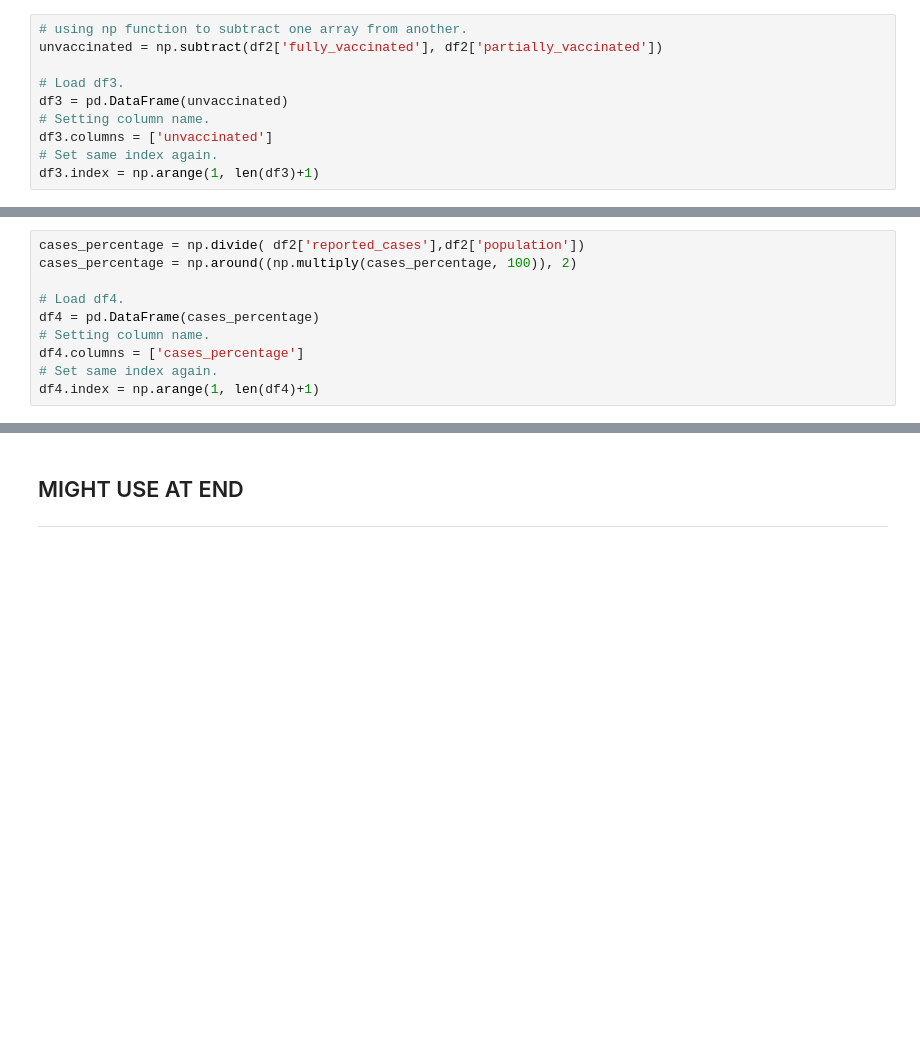
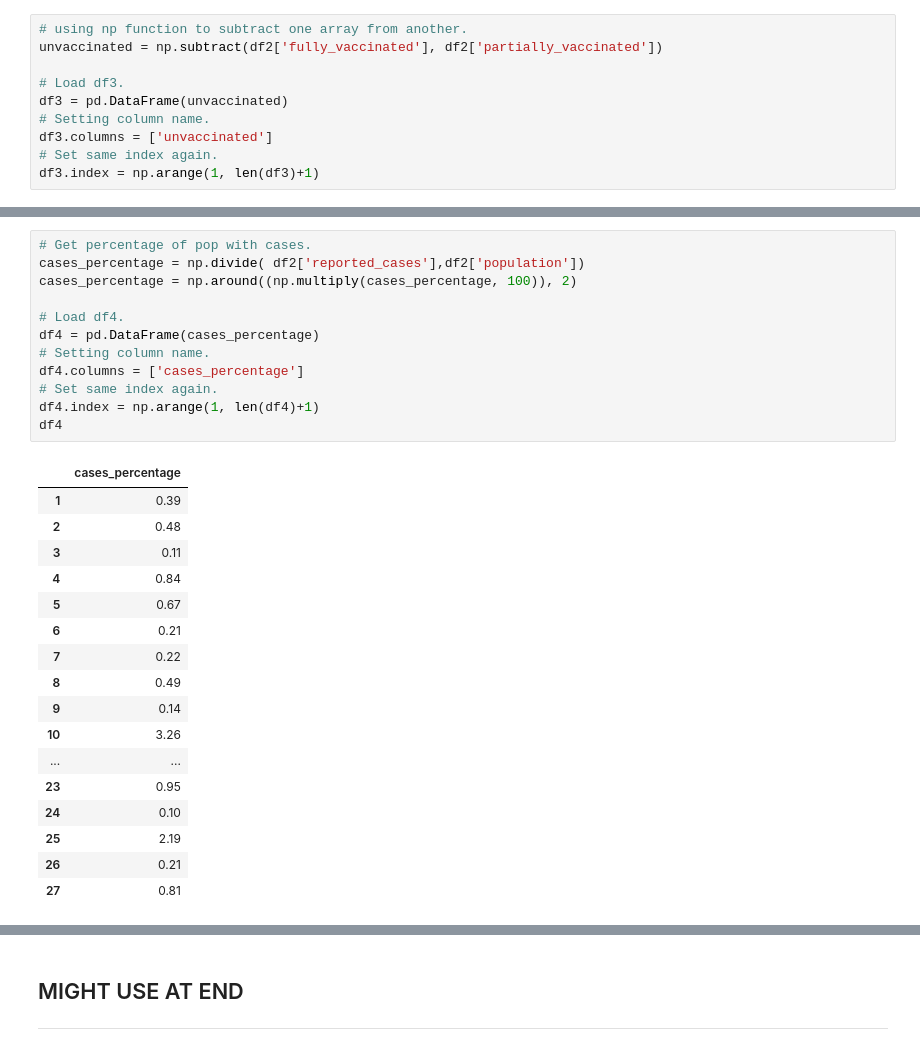
Before and after one commit to SarahMcN25/programming_for_D.A.project, a Jupyter notebook: project.ipynb, the cells around one changed output, grey strips where cells are left out. Drawn from its saved outputs; the diff is of its cells as text; blank space fills up the shorter version.

```diff
--- a/project.ipynb
+++ b/project.ipynb
@@ -551,11 +671,31 @@ df = df.join(df3)
 # %%
+# Get percentage of pop with cases.
 cases_percentage = np.divide( df2['reported_cases'],df2['population'])
 cases_percentage = np.around((np.multiply(cases_percentage, 100)), 2)
 
 # Load df4.
 df4 = pd.DataFrame(cases_percentage)
 # Setting column name.
 df4.columns = ['cases_percentage']
 # Set same index again.
 df4.index = np.arange(1, len(df4)+1)
+df4
+# %% [output]
+|  | cases_percentage |
+| 1 | 0.39 |
+| 2 | 0.48 |
+| 3 | 0.11 |
+| 4 | 0.84 |
+| 5 | 0.67 |
+| 6 | 0.21 |
+| 7 | 0.22 |
+| 8 | 0.49 |
+| 9 | 0.14 |
+| 10 | 3.26 |
+| ... | ... |
+| 23 | 0.95 |
+| 24 | 0.10 |
+| 25 | 2.19 |
+| 26 | 0.21 |
+| 27 | 0.81 |
 # %%
```
Also changed, not shown: parts of 29 cells of this notebook.
